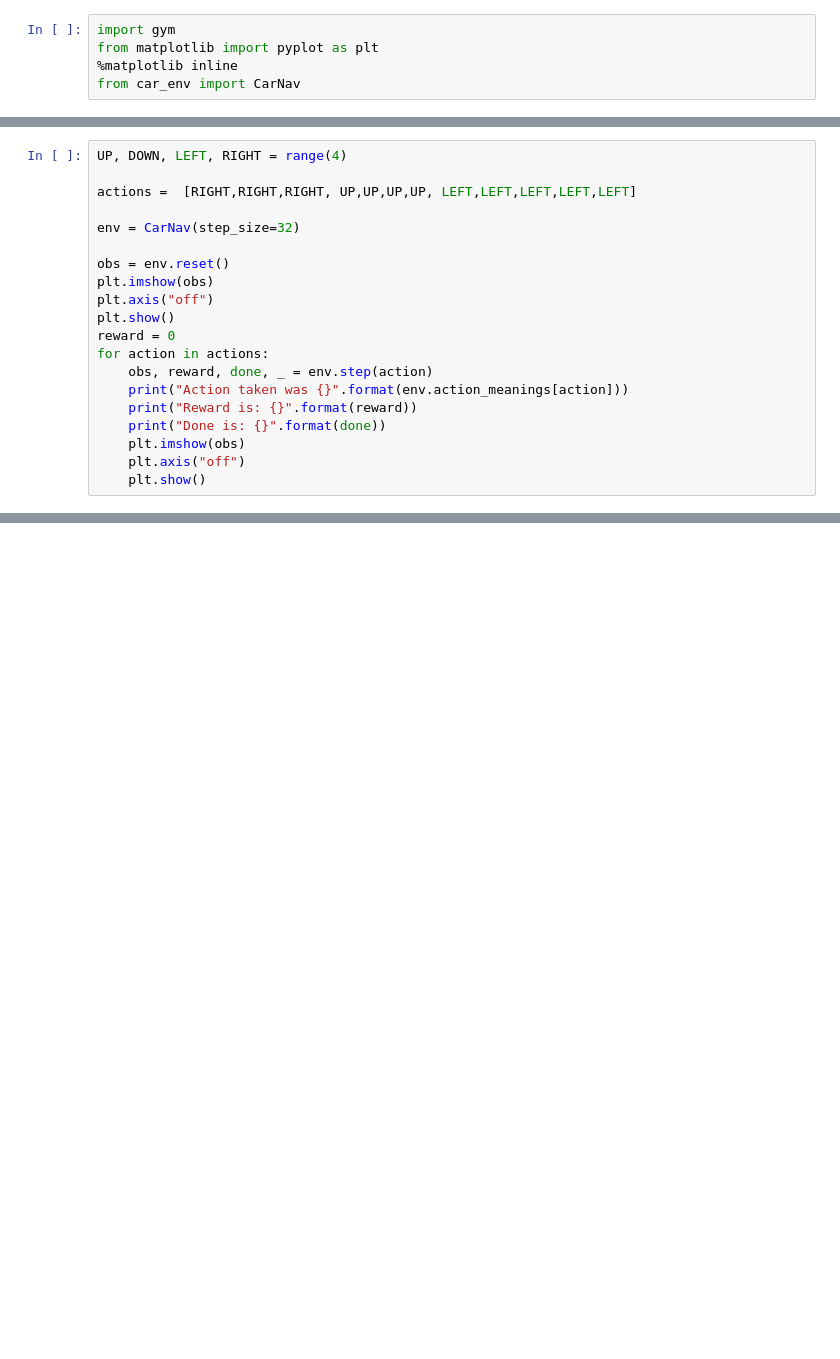
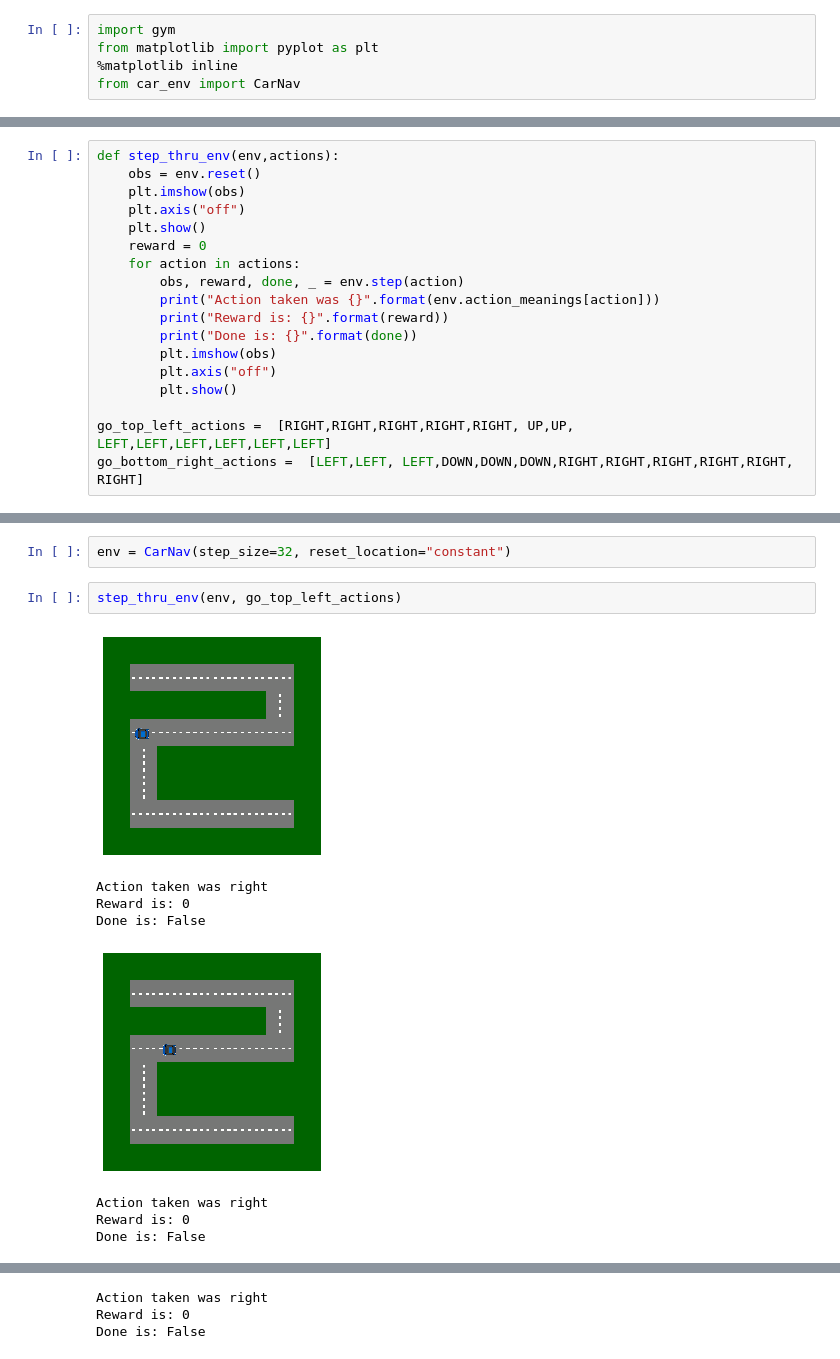
Before and after one commit to eracah/car-nav, a Jupyter notebook: example.ipynb, the cells around one changed output, grey strips where cells are left out. Cells and saved outputs as stored; diff of their text form; blank space fills up the shorter version.

```diff
--- a/example.ipynb
+++ b/example.ipynb
@@ -6,20 +8,18 @@ from car_env import CarNav
 # %%
-UP, DOWN, LEFT, RIGHT = range(4)
-
-actions =  [RIGHT,RIGHT,RIGHT, UP,UP,UP,UP, LEFT,LEFT,LEFT,LEFT,LEFT]
-
-env = CarNav(step_size=32)
-
-obs = env.reset()
-plt.imshow(obs)
-plt.axis("off")
-plt.show()
-reward = 0
-for action in actions:
-    obs, reward, done, _ = env.step(action)
-    print("Action taken was {}".format(env.action_meanings[action]))
-    print("Reward is: {}".format(reward))
-    print("Done is: {}".format(done))
+def step_thru_env(env,actions):
+    obs = env.reset()
     plt.imshow(obs)
     plt.axis("off")
     plt.show()
+    reward = 0
+    for action in actions:
+        obs, reward, done, _ = env.step(action)
+        print("Action taken was {}".format(env.action_meanings[action]))
+        print("Reward is: {}".format(reward))
+        print("Done is: {}".format(done))
+        plt.imshow(obs)
+        plt.axis("off")
+        plt.show()
+
+go_top_left_actions =  [RIGHT,RIGHT,RIGHT,RIGHT,RIGHT, UP,UP, LEFT,LEFT,LEFT,LEFT,LEFT,LEFT]
+go_bottom_right_actions =  [LEFT,LEFT, LEFT,DOWN,DOWN,DOWN,RIGHT,RIGHT,RIGHT,RIGHT,RIGHT, RIGHT]
@@ -129,0 +26,13 @@ Reward is: 0
+# %%
+env = CarNav(step_size=32, reset_location="constant")
+# %%
+step_thru_env(env, go_top_left_actions)
+# %% [output]
+[figure, added]
+Action taken was right
+Reward is: 0
+Done is: False
+[figure, added]
+Action taken was right
+Reward is: 0
+Done is: False
@@ -129,0 +40,3 @@ Reward is: 0
+Action taken was right
+Reward is: 0
+Done is: False
```
Also changed, not shown: parts of 9 cells of this notebook.
